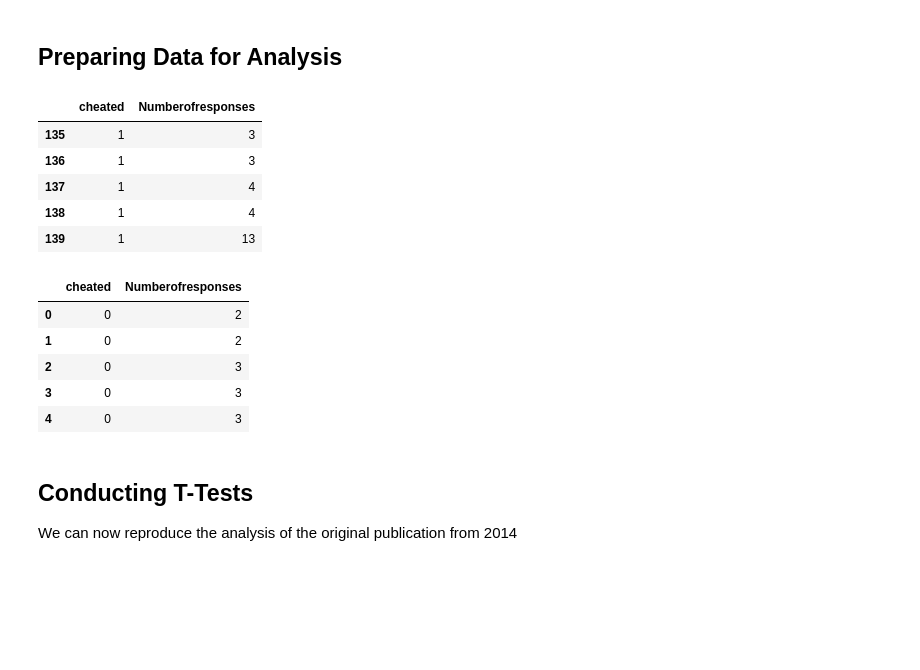
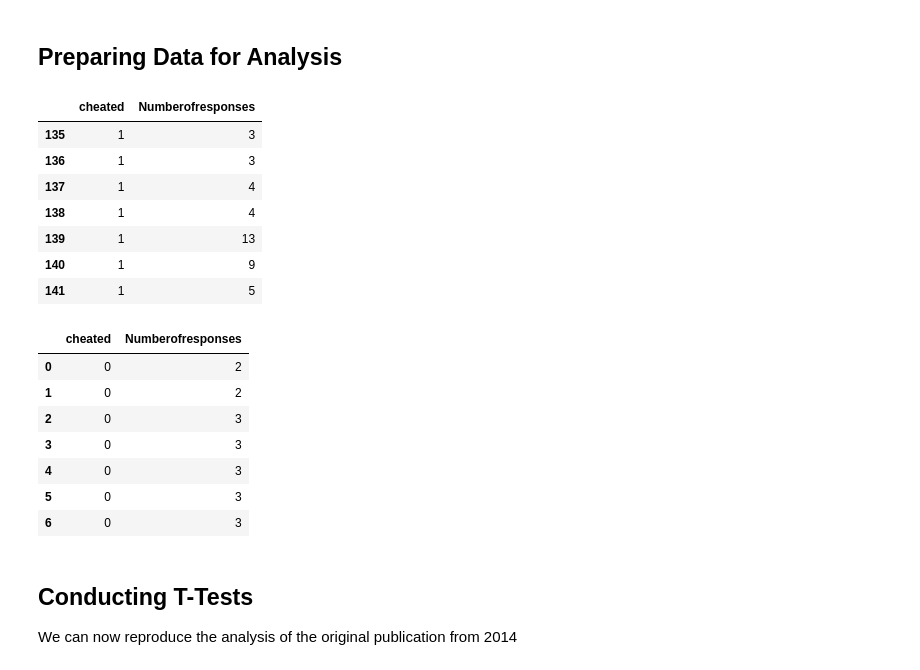
Before and after one commit to Niolon/DataAnalysisPython, a Jupyter notebook: Filled_Course/04_pandas.ipynb, the cells around one changed output. Drawn from its saved outputs; the diff is of its cells as text; code cells hidden in the pictures; blank space fills up the shorter version.

```diff
--- a/Filled_Course/04_pandas.ipynb
+++ b/Filled_Course/04_pandas.ipynb
@@ -147,7 +145,7 @@ Speaker Notes:
 # Loading Data with Pandas
 # %%
 # Load the dataset
-data_path = 'data/DAC_Study_4_PS.sav.csv'
+data_path = '../Data/presentation/DAC_Study_4_PS.sav.csv'
 df = pd.read_csv(data_path)
 
 # Display the first few rows of the dataframe
@@ -412,19 +398,22 @@ Speaker notes:
 # %% [markdown]
 ## Preparing Data for Analysis
 # %%
-# Select cheaters
+# Select cheaters and display the first 7 rows
 cheaters = df_work[df_work['cheated'] == 1]
-cheaters.head()
+cheaters.head(7)
 # %% [output]
 |  | cheated | Numberofresponses |
 | 135 | 1 | 3 |
 | 136 | 1 | 3 |
 | 137 | 1 | 4 |
 | 138 | 1 | 4 |
 | 139 | 1 | 13 |
+| 140 | 1 | 9 |
+| 141 | 1 | 5 |
 # %%
+# Select non-cheaters and display the first 7 rows
 non_cheaters = df_work[df_work['cheated'] == 0]
-non_cheaters.head()
+non_cheaters.head(7)
 # %% [output]
 |  | cheated | Numberofresponses |
 | 0 | 0 | 2 |
@@ -432,6 +421,8 @@ non_cheaters.head()
 | 2 | 0 | 3 |
 | 3 | 0 | 3 |
 | 4 | 0 | 3 |
+| 5 | 0 | 3 |
+| 6 | 0 | 3 |
 # %% [markdown]
 ## Conducting T-Tests
 We can now reproduce the analysis of the original publication from 2014
```
Also changed, not shown: parts of 25 cells of this notebook, 9 other files.
